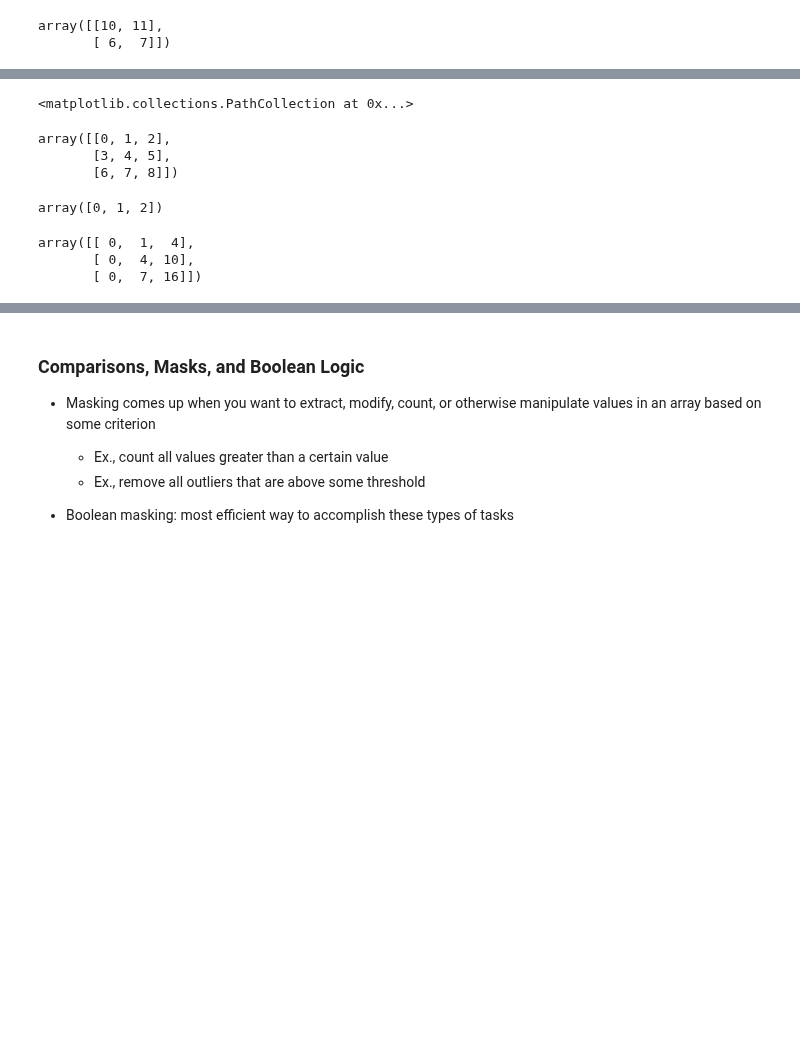
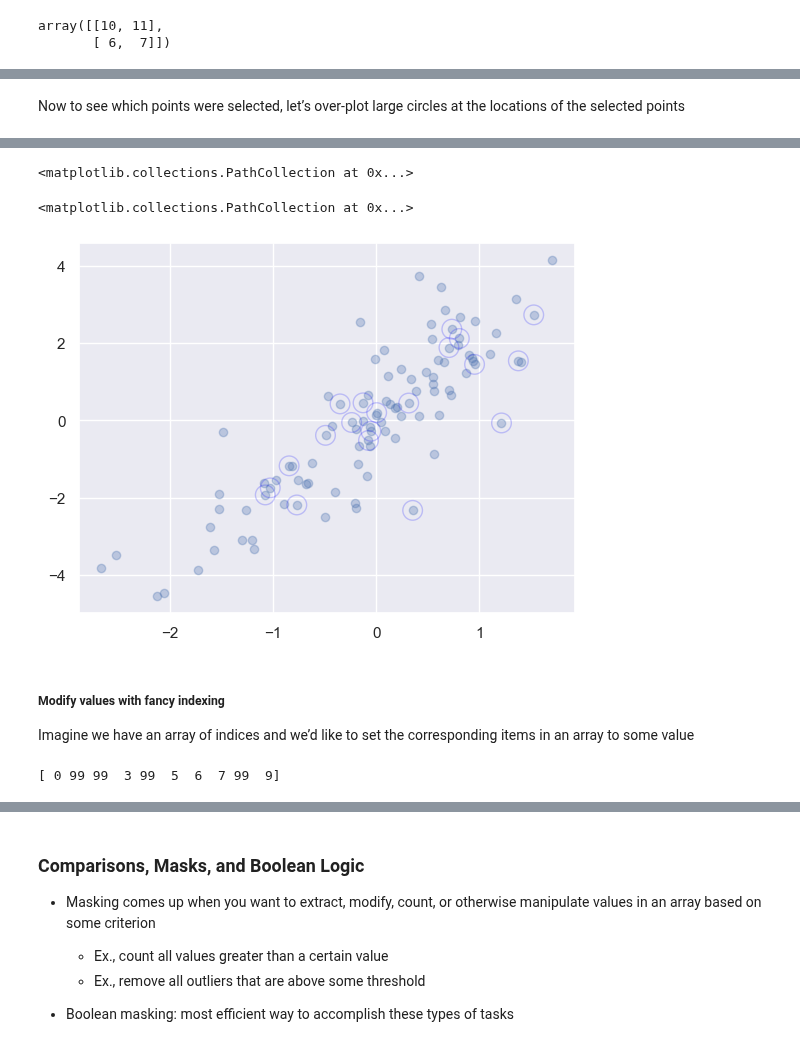
Before and after one commit to YuxiaoLuo/Analytics_Python, a Jupyter notebook: Data_Wrangling/Numpy.ipynb, the cells around one changed output, grey strips where cells are left out. Cells and saved outputs as stored; diff of their text form; code cells hidden in the pictures; blank space fills up the shorter version.

```diff
--- a/Data_Wrangling/Numpy.ipynb
+++ b/Data_Wrangling/Numpy.ipynb
@@ -1496,6 +1650,12 @@ plt.scatter(x[:, 0],x[:, 1])
+# %% [markdown]
+Now to see which points were selected, let’s over-plot large circles at the locations of
+the selected points
 # %%
-%matplotlib notebook
+%matplotlib inline
 
-# plt.scatter(x[:, 0],x[:, 1], alpha = .3)
-plt.scatter(selection[:,0],selection[:,1], c ='blue',s = 50, alpha = 0.4)
+# set alpha to adjust the transparency of points
+plt.scatter(x[:, 0],x[:, 1], alpha = .3)
+# overlap a new graph on the previous one
+# plt.scatter(selection[:,0],selection[:,1], c ='blue',s = 50, alpha = 0.4)
+plt.scatter(selection[:,0],selection[:,1], edgecolor = 'blue', facecolor = 'none', s = 200, alpha = 0.2)
 # %% [output]
@@ -1504,11 +1662,3 @@ plt.scatter(selection[:,0],selection[:,1], c ='blue',s = 50, alpha = 0.4)
 <matplotlib.collections.PathCollection at 0x...>
+<matplotlib.collections.PathCollection at 0x...>
+[figure, added]
-# %%
-array1 = np.arange(9).reshape((3,3))
-array2 = np.arange(3)
-array1
-array2
-# %% [output]
-array([[0, 1, 2],
-       [3, 4, 5],
-       [6, 7, 8]])
-array([0, 1, 2])
@@ -1517,6 +1665,10 @@ array = np.arange(4)
-# %%
-array1 * array2
-# %% [output]
-array([[ 0,  1,  4],
-       [ 0,  4, 10],
-       [ 0,  7, 16]])
+# %% [markdown]
+##### Modify values with fancy indexing
+Imagine we have an array of indices and we’d like to set the corresponding items in an array to some value
+# %%
+x = np.arange(10)
+i = np.array([2, 1, 8, 4])
+x[i] = 99
+print(x)
+# %% [output]
+[ 0 99 99  3 99  5  6  7 99  9]
```
Also changed, not shown: parts of 186 cells of this notebook, 4 other files.
